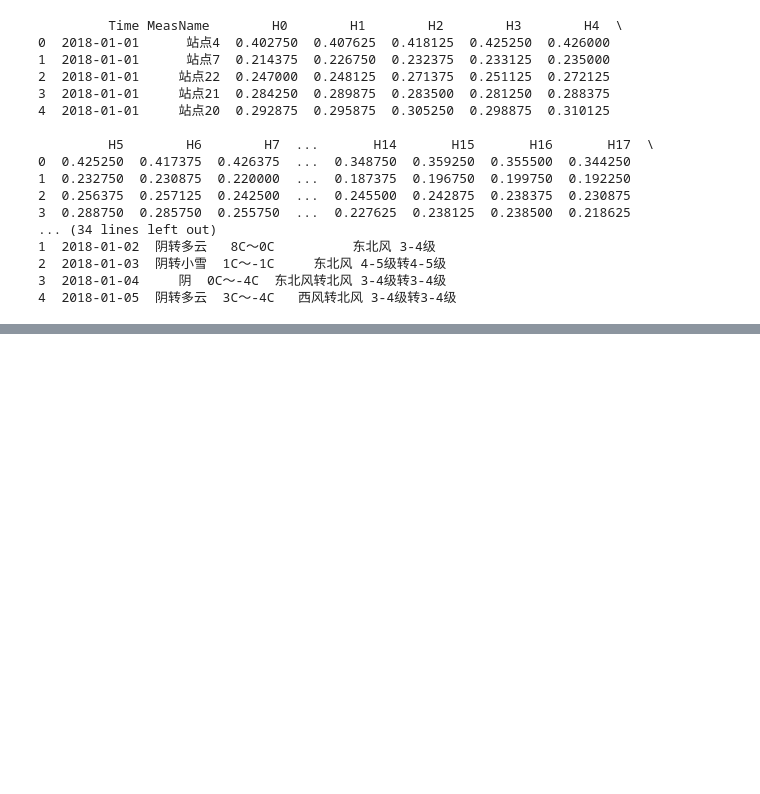
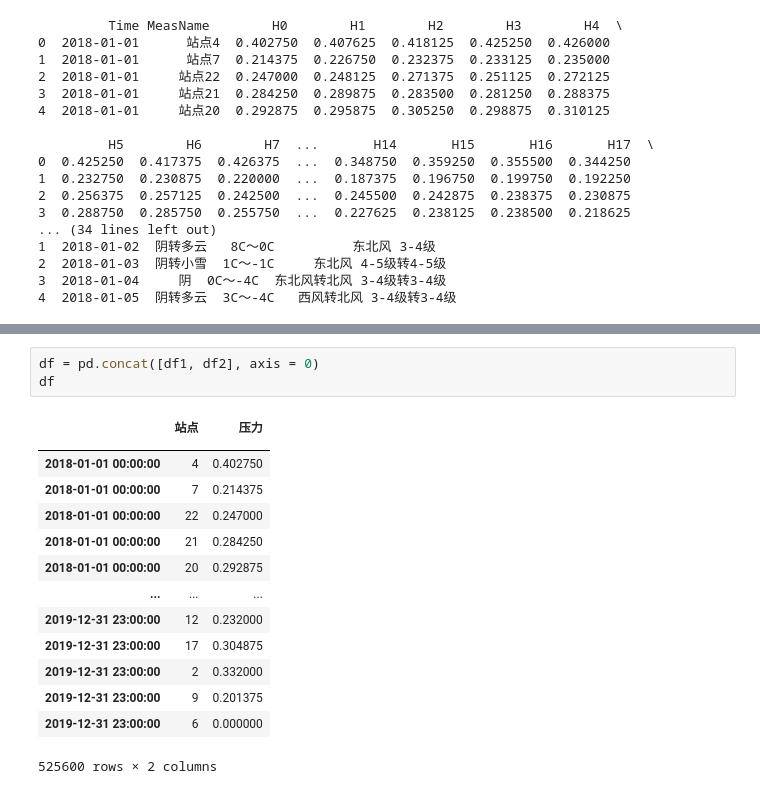
Before and after one commit to lancescrazy/JoyPandas, a Jupyter notebook: ch11_综合测试.ipynb, the cells around one changed output, grey strips where cells are left out. Saved outputs shown, nothing was run; the diff lists cells and outputs as text; blank space fills up the shorter version.

```diff
--- a/ch11_综合测试.ipynb
+++ b/ch11_综合测试.ipynb
@@ -221,0 +322,18 @@ df1
+# %%
+df = pd.concat([df1, df2], axis = 0)
+df
+# %% [output]
+|  | 站点 | 压力 |
+|  |  |  |
+| 2018-01-01 00:00:00 | 4 | 0.402750 |
+| 2018-01-01 00:00:00 | 7 | 0.214375 |
+| 2018-01-01 00:00:00 | 22 | 0.247000 |
+| 2018-01-01 00:00:00 | 21 | 0.284250 |
+| 2018-01-01 00:00:00 | 20 | 0.292875 |
+| ... | ... | ... |
+| 2019-12-31 23:00:00 | 12 | 0.232000 |
+| 2019-12-31 23:00:00 | 17 | 0.304875 |
+| 2019-12-31 23:00:00 | 2 | 0.332000 |
+| 2019-12-31 23:00:00 | 9 | 0.201375 |
+| 2019-12-31 23:00:00 | 6 | 0.000000 |
+525600 rows × 2 columns
```
Also changed, not shown: parts of 10 cells of this notebook.
